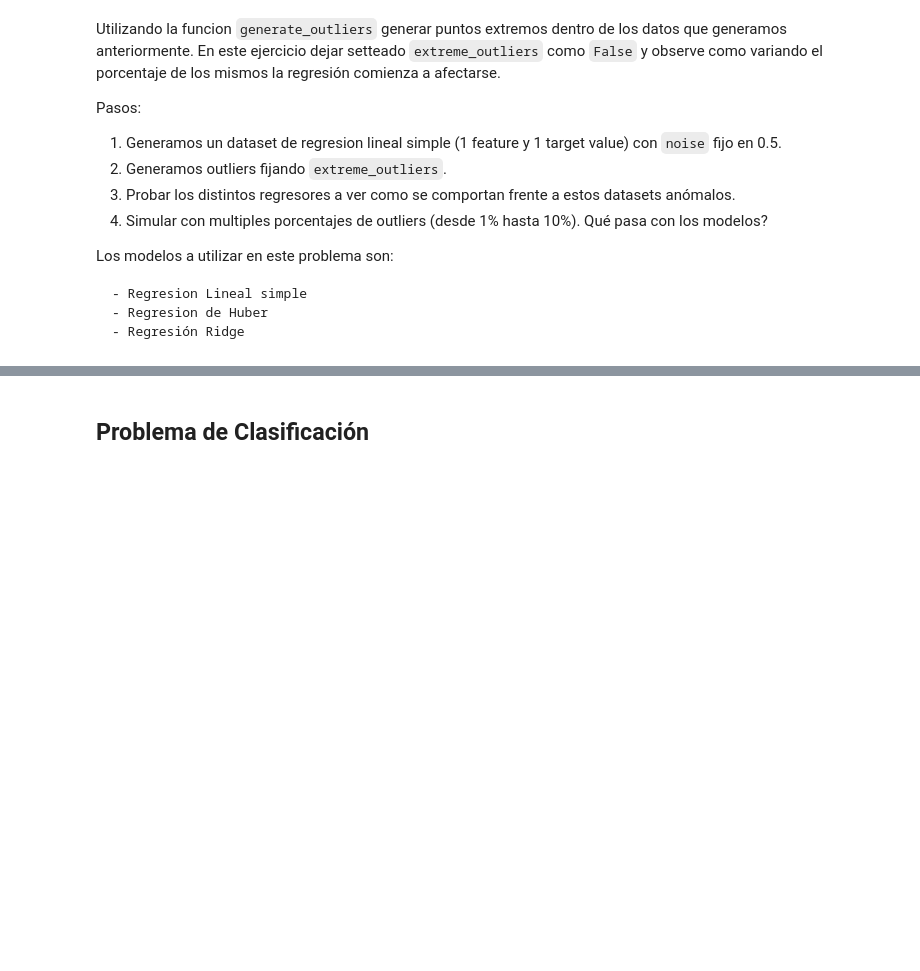
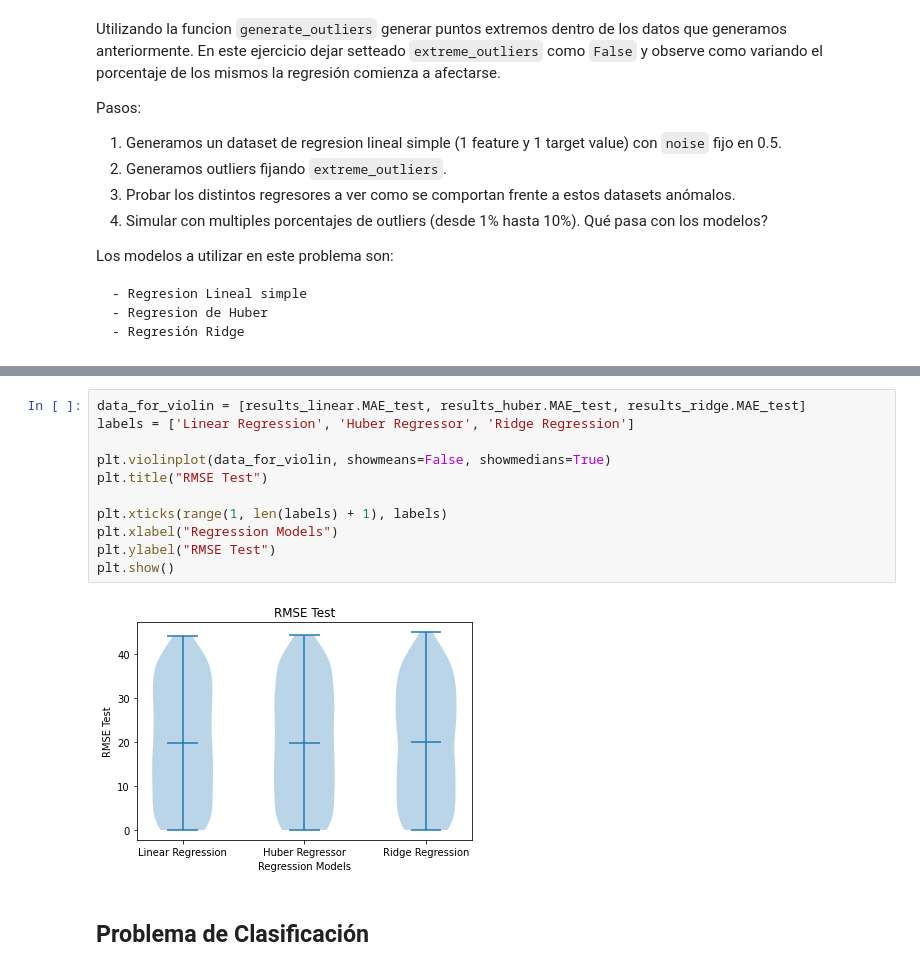
Before and after one commit to marianataglio/intro_ia, a Jupyter notebook: tp_integrador_enunciado/tpi_parte2.ipynb, the cells around one changed output, grey strips where cells are left out. Drawn from its saved outputs; the diff is of its cells as text; blank space fills up the shorter version.

```diff
--- a/tp_integrador_enunciado/tpi_parte2.ipynb
+++ b/tp_integrador_enunciado/tpi_parte2.ipynb
@@ -389,3 +500,16 @@ from sklearn.linear_model import LinearRegression, HuberRegressor, RidgeCV
+# %%
+data_for_violin = [results_linear.MAE_test, results_huber.MAE_test, results_ridge.MAE_test]
+labels = ['Linear Regression', 'Huber Regressor', 'Ridge Regression']
+
+plt.violinplot(data_for_violin, showmeans=False, showmedians=True)
+plt.title("RMSE Test")
+
+plt.xticks(range(1, len(labels) + 1), labels)
+plt.xlabel("Regression Models")
+plt.ylabel("RMSE Test")
+plt.show()
+# %% [output]
+[figure, added]
 # %% [markdown]
 ## Problema de Clasificación
 # %% [markdown]
```
Also changed, not shown: parts of 18 cells of this notebook.
